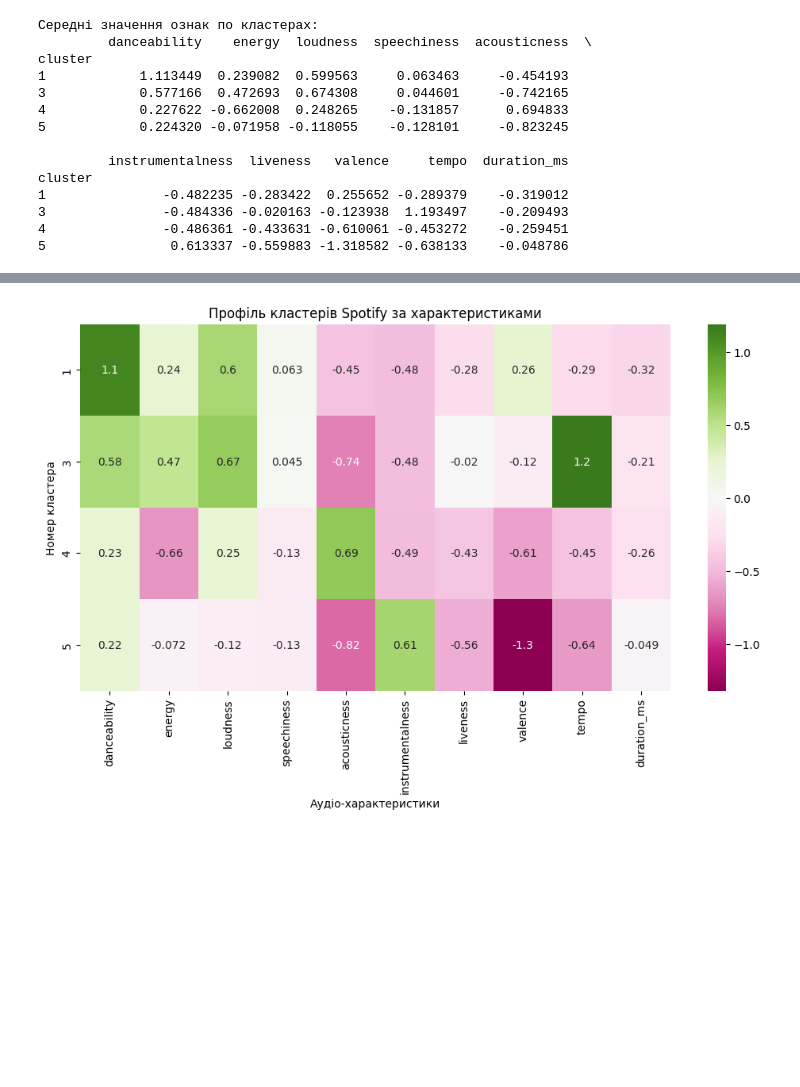
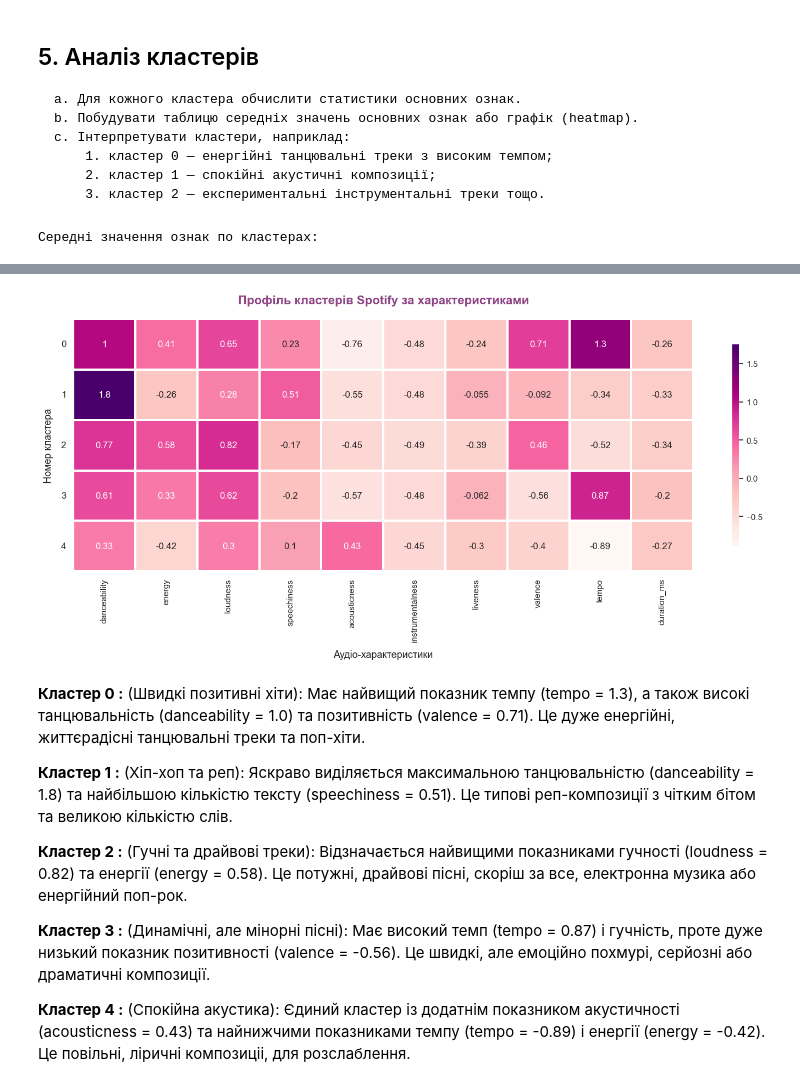
Before and after one commit to valeriiafrolova/DM, a Jupyter notebook: lab3DM.ipynb, the cells around one changed output, grey strips where cells are left out. Drawn from its saved outputs; the diff is of its cells as text; code cells hidden in the pictures; blank space fills up the shorter version.

```diff
--- a/lab3DM.ipynb
+++ b/lab3DM.ipynb
@@ -82,12 +91,13 @@ plt.show()
 # %%
-optimal_k = 6
+optimal_k = 5
+kmeans = KMeans(n_clusters=optimal_k, random_state=42, n_init=10)
 
-kmeans = KMeans(n_clusters=optimal_k, random_state=42, n_init=10)
-df_scaled['cluster'] = kmeans.fit_predict(X)
+df_top_tracks['cluster'] = kmeans.fit_predict(X)
 
-df_popular = df_scaled[df['popularity'] >= 85].copy()
+cluster_counts = df_top_tracks['cluster'].value_counts().sort_index()
+print(f"Кількість треків у кожному кластері:\n{cluster_counts}")
+print("-" * 40)
 
-print(df_scaled['cluster'].value_counts().sort_index())
 print("Приклади пісень по кластерах:")
-df_popular[['artist_name', 'track_name', 'cluster']].head(10)
+display(df_top_tracks[['artist_name', 'track_name', 'cluster']].head(10))
 # %% [output]
@@ -177,32 +190,42 @@ plt.show()
+# %% [markdown]
+## 5. Аналіз кластерів
+    a. Для кожного кластера обчислити статистики основних ознак.
+    b. Побудувати таблицю середніх значень основних ознак або графік (heatmap).
+    c. Інтерпретувати кластери, наприклад:
+        1. кластер 0 — енергійні танцювальні треки з високим темпом;
+        2. кластер 1 — спокійні акустичні композиції;
+        3. кластер 2 — експериментальні інструментальні треки тощо.
 # %%
-cluster_features = df_popular.groupby('cluster')[colsToScale].mean()
+audio_features_ordered = [
+    'danceability', 'energy', 'loudness', 'speechiness',
+    'acousticness', 'instrumentalness', 'liveness', 'valence',
+    'tempo', 'duration_ms'
+]
+
+sns.set_theme(style="white")
+
+cluster_means = df_top_tracks.groupby('cluster')[audio_features_ordered].mean()
 
 print("Середні значення ознак по кластерах:")
-print(cluster_features)
+display(cluster_means)
 
-plt.figure(figsize=(12, 6))
+plt.figure(figsize=(15, 7))
 sns.heatmap(
-    cluster_features,
+    cluster_means,
+    cmap='RdPu',
     annot=True,
-    cmap='PiYG',
-    center=0
+    fmt=".2g",
+    linewidths=1.5,
+    linecolor='white',
+    cbar_kws={"shrink": .8, "aspect": 30}
 )
-plt.title('Профіль кластерів Spotify за характеристиками')
-plt.xlabel('Аудіо-характеристики')
-plt.ylabel('Номер кластера')
+
+plt.title('Профіль кластерів Spotify за характеристиками', fontsize=16, fontweight='bold', pad=20, color='#8E4585')
+plt.xlabel('Аудіо-характеристики', fontsize=13, labelpad=10)
+plt.ylabel('Номер кластера', fontsize=13, labelpad=10)
+plt.xticks(rotation=90, fontsize=11)
+plt.yticks(rotation=0, fontsize=12)
+plt.tight_layout()
 plt.show()
 # %% [output]
 Середні значення ознак по кластерах:
-         danceability    energy  loudness  speechiness  acousticness  \
-cluster
-1            1.113449  0.239082  0.599563     0.063463     -0.454193
-3            0.577166  0.472693  0.674308     0.044601     -0.742165
-4            0.227622 -0.662008  0.248265    -0.131857      0.694833
-5            0.224320 -0.071958 -0.118055    -0.128101     -0.823245
-
-         instrumentalness  liveness   valence     tempo  duration_ms
-cluster
-1               -0.482235 -0.283422  0.255652 -0.289379    -0.319012
-3               -0.484336 -0.020163 -0.123938  1.193497    -0.209493
-4               -0.486361 -0.433631 -0.610061 -0.453272    -0.259451
-5                0.613337 -0.559883 -1.318582 -0.638133    -0.048786
@@ -209 +239,11 @@ cluster
-[figure, old version]
+[figure, new version]
+# %% [markdown]
+**Кластер 0 :**  (Швидкі позитивні хіти): Має найвищий показник темпу (tempo = 1.3), а також високі танцювальність (danceability = 1.0) та позитивність (valence = 0.71). Це дуже енергійні, життєрадісні танцювальні треки та поп-хіти.
+
+**Кластер 1 :** (Хіп-хоп та реп): Яскраво виділяється максимальною танцювальністю (danceability = 1.8) та найбільшою кількістю тексту (speechiness = 0.51). Це типові реп-композиції з чітким бітом та великою кількістю слів.
+
+**Кластер 2 :** (Гучні та драйвові треки): Відзначається найвищими показниками гучності (loudness = 0.82) та енергії (energy = 0.58). Це потужні, драйвові пісні, скоріш за все, електронна музика або енергійний поп-рок.
+
+**Кластер 3 :**  (Динамічні, але мінорні пісні): Має високий темп (tempo = 0.87) і гучність, проте дуже низький показник позитивності (valence = -0.56). Це швидкі, але емоційно похмурі, серйозні або драматичні композиції.
+
+**Кластер 4 :**  (Спокійна акустика): Єдиний кластер із додатнім показником акустичності (acousticness = 0.43) та найнижчими показниками темпу (tempo = -0.89) і енергії (energy = -0.42). Це повільні, ліричні композиціі, для розслаблення.
```
Also changed, not shown: parts of 15 cells of this notebook.
